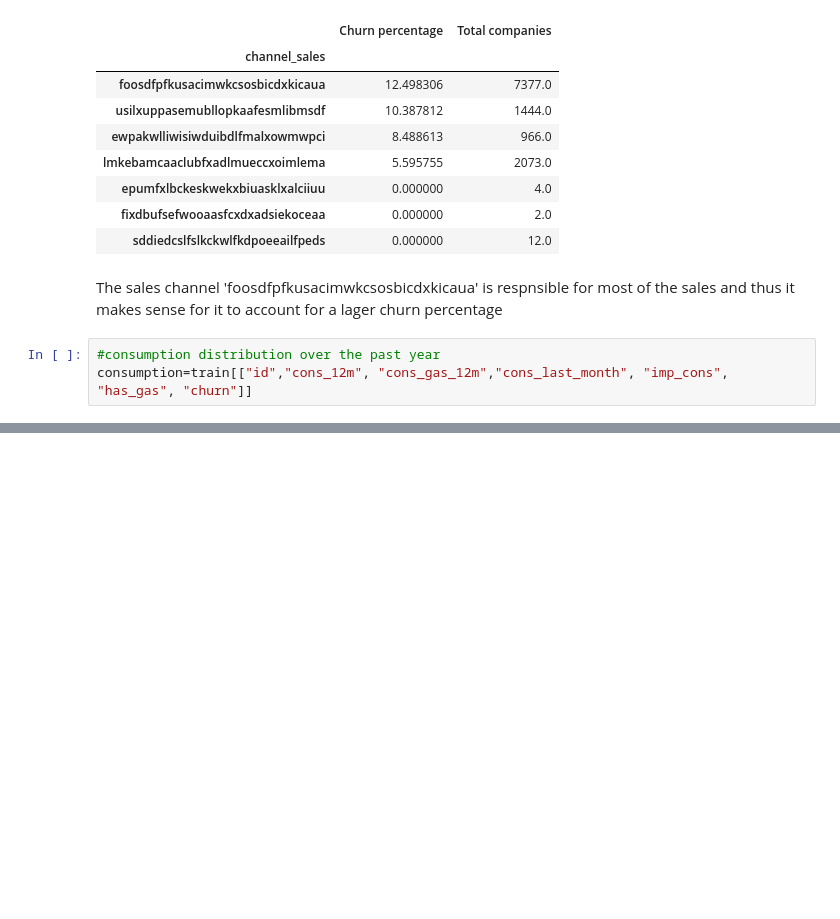
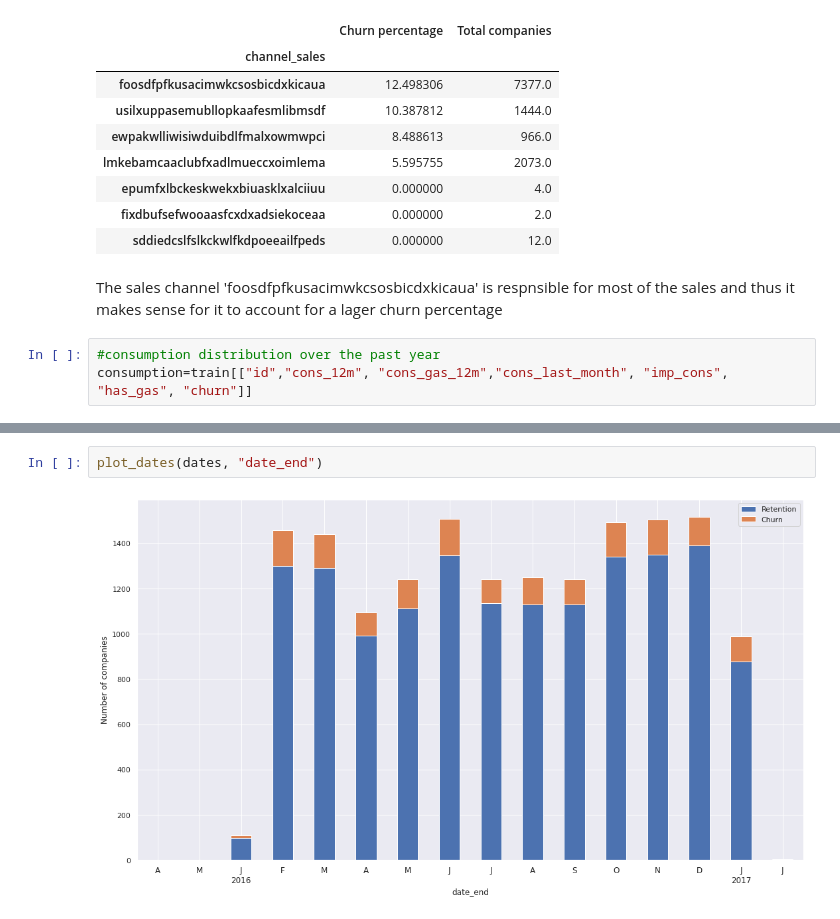
Before and after one commit to WanjohiWanjohi/BCG_Forage_, a Jupyter notebook: BCG_EDA.ipynb, the cells around one changed output, grey strips where cells are left out. Saved outputs shown, nothing was run; the diff lists cells and outputs as text; blank space fills up the shorter version.

```diff
--- a/BCG_EDA.ipynb
+++ b/BCG_EDA.ipynb
@@ -160,0 +243,4 @@ To easily visualize unvariate data , use a histogram
+# %%
+plot_dates(dates, "date_end")
+# %% [output]
+[figure, added]
```
Also changed, not shown: parts of 10 cells of this notebook.
